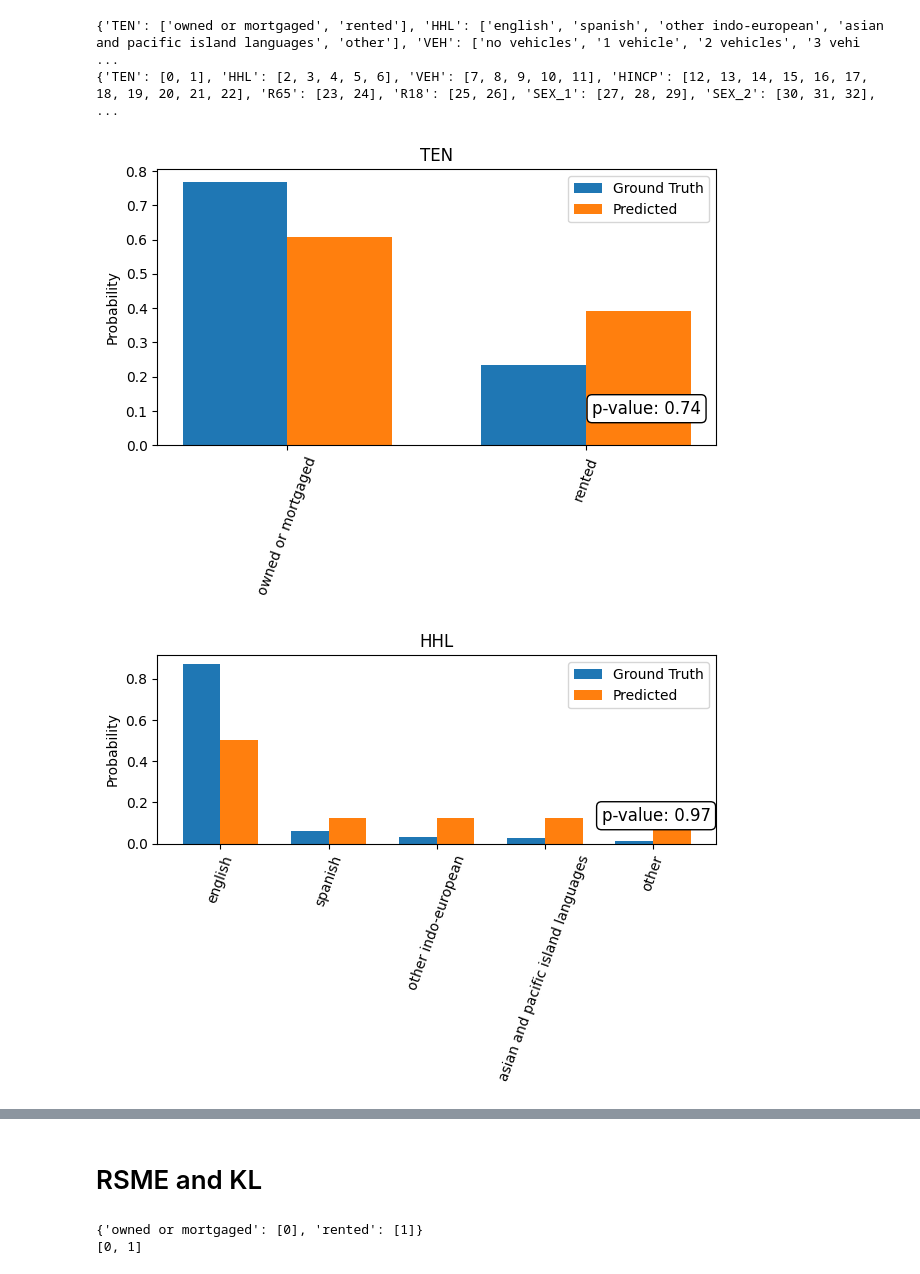
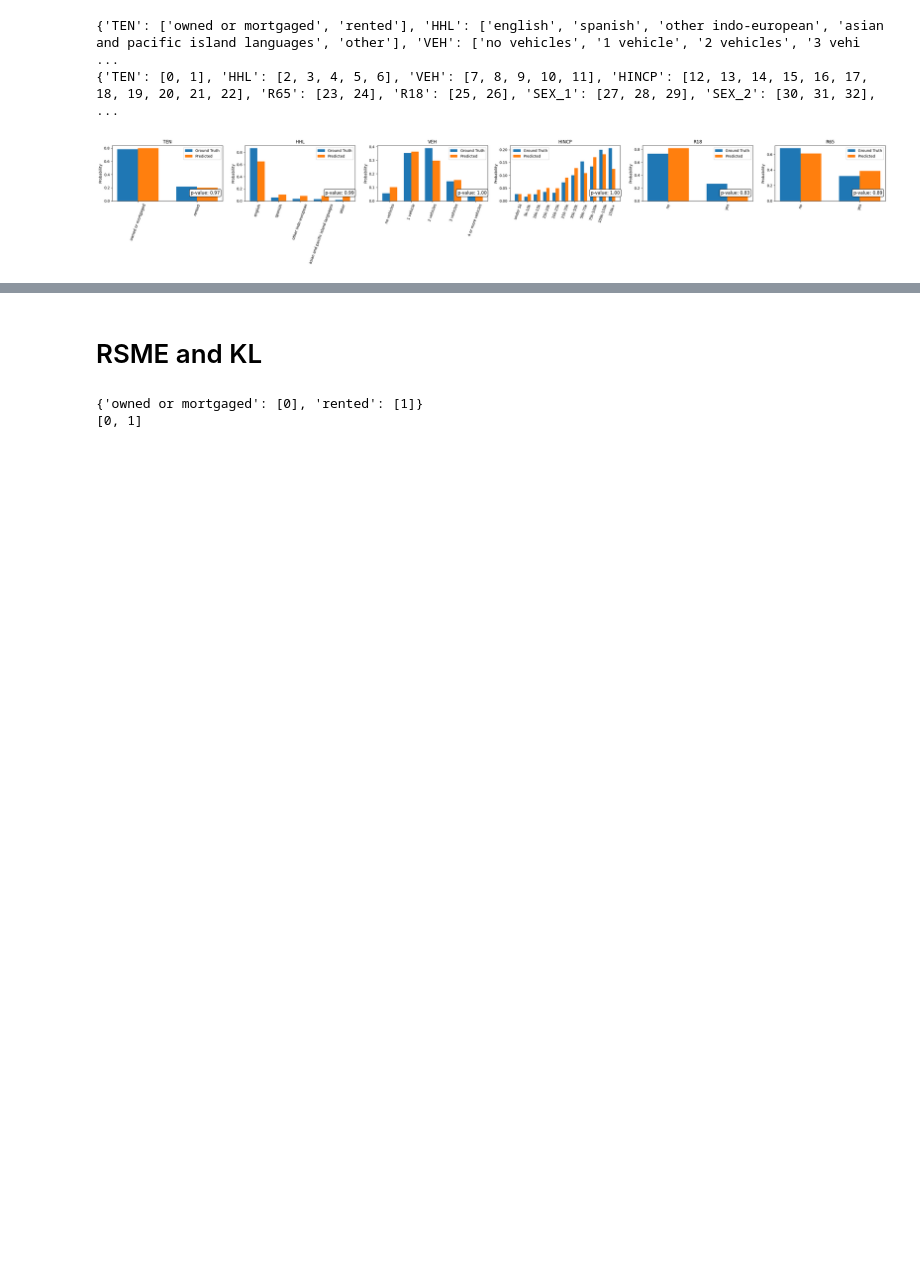
Before and after one commit to fabi-kb/GNN_Project, a Jupyter notebook: pre_analysis.ipynb, the cells around one changed output, grey strips where cells are left out. Saved outputs shown, nothing was run; the diff lists cells and outputs as text; code cells hidden in the pictures; blank space fills up the shorter version.

Commit message:
Fixed Focal Loss, Fixed Pre analysis plotting, added some plots, trained multiple models on different hyperparameters

```diff
--- a/pre_analysis.ipynb
+++ b/pre_analysis.ipynb
@@ -118,7 +115,6 @@ age_dict = {key: [] for key in feature_label_dict['AGEP_1']}
 r18_dict = {key: [] for key in feature_label_dict['R18']}
 r65_dict = {key: [] for key in feature_label_dict['R65']}
 
-first_person_dict = {key: [] for key in feature_label_dict['AGEP_1']}
 
 
 # create dicts for the groups and their indices
@@ -150,9 +146,10 @@ for key, labels in feature_label_dict.items():
     elif 'R65' in key:
         for idx, label in enumerate(labels):
             r65_dict[label].append(indices[key][idx])
-    elif 'AGEP_1' in key:
-        for idx, label in enumerate(labels):
-            first_person_dict[label].append(indices[key][idx])
+
+
+houshold = [ten_dict, hhl_dict, veh_dict, hincp_dict, r18_dict, r65_dict]
+individuals = [sex_dict, education_dict, age_dict]
 # %%
 def probabilities_p(ground_truth, predicted, dict):
     gt_probs = []
@@ -176,12 +177,17 @@ def probabilities_p(ground_truth, predicted, dict):
 def probabilities_h(ground_truth, predicted, dict):
     gt_probs = []
     pred_probs = []
-    for key in dict.keys():
-        vals = ground_truth[:, dict[key]]
-        tmp = np.sum(vals)
-        gt_probs.append(tmp)
 
-        pred_probs.append(predicted[:, dict[key]].mean())
+    idxs = np.array(list(dict.values())).flatten()
+    # gt
+    vals = ground_truth[:, idxs]
+    tmp = np.sum(vals, axis=0)
+    gt_probs = tmp / len(vals)
+
+    # pred
+    vals = predicted[:, idxs]
+    pred_probs = np.mean(vals, axis=0)
+
 
     # normalize the probabilities
     gt_probs = np.array(gt_probs, dtype=np.float64)
@@ -232,13 +239,15 @@ def plot_group(group_name, ground_truth, predicted, label_dict, category_dict, h
 # %%
-ground_truth = data.values
-predicted = sample.detach().cpu().numpy()
+save_path = f'{directory_path}/GNN_Project/plots/household_{model_name}'
 
-plot_group('TEN', ground_truth, predicted, feature_label_dict, ten_dict, household=True)
-plot_group('HHL', ground_truth, predicted, feature_label_dict, hhl_dict, household=True)
-plot_group('VEH', ground_truth, predicted, feature_label_dict, veh_dict, household=True)
-plot_group('HINCP', ground_truth, predicted, feature_label_dict, hincp_dict, household=True)
-plot_group('R18', ground_truth, predicted, feature_label_dict, r18_dict, household=True)
-plot_group('R65', ground_truth, predicted, feature_label_dict, r65_dict, household=True)
+group_names = ['TEN', 'HHL', 'VEH', 'HINCP', 'R18', 'R65']
+
+plot_group(group_names, ground_truth, predicted, feature_label_dict, houshold, household=True, path=save_path)
+
+#plot_group('TEN', ground_truth, predicted, feature_label_dict, ten_dict, household=True)
+#plot_group('HHL', ground_truth, predicted, feature_label_dict, hhl_dict, household=True)
+#plot_group('VEH', ground_truth, predicted, feature_label_dict, veh_dict, household=True)
+#plot_group('HINCP', ground_truth, predicted, feature_label_dict, hincp_dict, household=True)
+#plot_group('R18', ground_truth, predicted, feature_label_dict, r18_dict, household=True)
+#plot_group('R65', ground_truth, predicted, feature_label_dict, r65_dict, household=True)
 # %% [output]
-[figure, old version]
+[figure, new version]
-[figure, removed]
```
Also changed, not shown: parts of 17 cells of this notebook, 25 other files.
